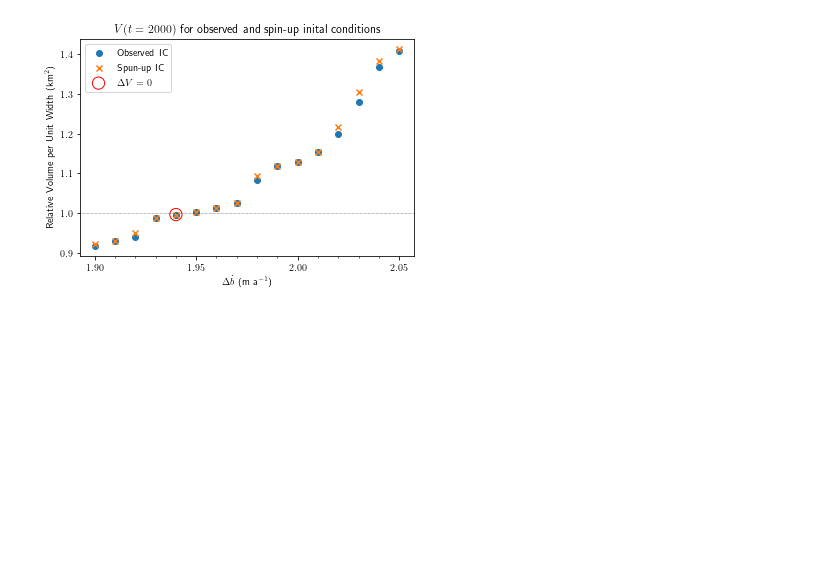
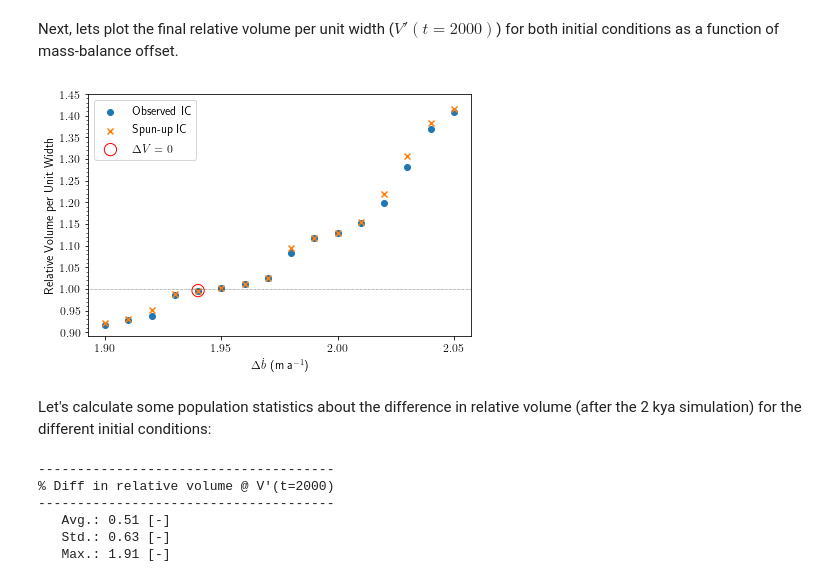
Before and after one commit to andrewdnolan/Harmonic_Beds, a Jupyter notebook: elmer/Notebooks/Hysterisis.ipynb, the cells around one changed output. Saved outputs shown, nothing was run; the diff lists cells and outputs as text; code cells hidden in the pictures; blank space fills up the shorter version.

```diff
--- a/elmer/Notebooks/Hysterisis.ipynb
+++ b/elmer/Notebooks/Hysterisis.ipynb
@@ -23,5 +38,9 @@ SmoothBed_SS_IC = xr.concat(xarrays,
                        pd.Index(data = np.arange(1.90, 2.051, 0.01),  name='Delta_MB'))
                        #pd.Index(data = np.delete(np.arange(2.00, 2.51, 0.01),26),  name='Delta_MB'))
 
+# Correct for mimimum thickness
+# NOTE:: This shoud have been done in the dat2h5.py file but not sure if it's working
 SmoothBed_SS_IC['z_s'] = SmoothBed_SS_IC.z_s.where((SmoothBed_SS_IC.z_s - SmoothBed_SS_IC.z_b) != 10., SmoothBed_SS_IC.z_b)
 SmoothBed_SS_IC["H"]   = SmoothBed_SS_IC.z_s - SmoothBed_SS_IC.z_b
+# Flip the x-coordinate to more accurately match the map view representation of LK
+SmoothBed_SS_IC['x'] = SmoothBed_SS_IC['x'][::-1]
@@ -39,5 +60,9 @@ Observed_IC = xr.concat(xarrays,
                        pd.Index(data = np.arange(1.90, 2.051, 0.01), name='Delta_MB'))
                        #pd.Index(data = np.delete(np.arange(2.00, 2.51, 0.01),26), name='Delta_MB'))
 
+# Correct for mimimum thickness
+# NOTE:: This shoud have been done in the dat2h5.py file but not sure if it's working
 Observed_IC['z_s'] = Observed_IC.z_s.where((Observed_IC.z_s - Observed_IC.z_b) != 10., Observed_IC.z_b)
 Observed_IC["H"]   = Observed_IC.z_s - Observed_IC.z_b
+# Flip the x-coordinate to more accurately match the map view representation of LK
+Observed_IC['x']   = Observed_IC['x'][::-1]
@@ -118,34 +113,56 @@ fig.savefig('../plots/farinotti_corrected/dx50/hysteresis/Vol_1.9--2.0.png', dpi
+# %% [markdown]
+Next, lets plot the final relative volume per unit width ($V'(t=2000)$) for both initial conditions as a function of mass-balance offset.
 # %%
-fig, ax = plt.subplots(1,1)
-
+fig, ax = plt.subplots(1,1, figsize=(6,4), constrained_layout=True)
 
 ax.scatter(OIC_vol.Delta_MB, OIC_vol.isel(t=-1),label='Observed IC')
 ax.scatter(SIC_vol.Delta_MB, SIC_vol.isel(t=-1),label='Spun-up  IC',marker='x')
 
-ax.legend()
 
 ax.scatter(OIC_vol.isel(Delta_MB=4).Delta_MB,
            OIC_vol.isel(Delta_MB=4).isel(t=-1),
            s=150, edgecolors='r', facecolor='None',
            label='$\Delta V = 0$')
 
+ax.legend()
 
 ax.axhline(1.0, ls=':', c='k', lw=0.5)
 
-ax.set_title( '$V(t=2000)$ for observed and spin-up inital conditions')
-ax.set_ylabel('Relative Volume per Unit Width (km$^2$)')
+ax.set_ylabel('Relative Volume per Unit Width')
 ax.set_xlabel('$\Delta \dot b$ (m a$^{-1}$)')
 
 # Major ticks every 20, minor ticks every 5
 major_ticks = np.arange(1.90, 2.051, 0.05)
-minor_ticks = np.arange(1.90, 2.051, 0.01)
+ax.set_xticks(major_ticks);
 
-ax.set_xticks(major_ticks);
-ax.set_xticks(minor_ticks, minor=True);
+major_ticks = np.arange(0.9, 1.50, 0.05)
+minor_ticks = np.arange(0.9, 1.45, 0.01)
 
-
-ax.legend()
+ax.set_yticks(major_ticks);
+ax.set_yticks(minor_ticks, minor=True);
 
 fig.savefig('../plots/farinotti_corrected/dx50/hysteresis/V(t=2000).png', dpi=400, bbox_inches='tight', facecolor='w')
 # %% [output]
-[figure, old version]
+[figure, new version]
+# %% [markdown]
+Let's calculate some population statistics about the difference in relative volume (after the 2 kya simulation) for the different initial conditions:
+# %%
+# function to calculate % diff in relative volume for t=-1
+perc_diff = lambda x,y : (np.abs(y.isel(t=-1) - x.isel(t=-1))\
+                                  / x.isel(t=-1)).values * 100
+# calculate the % diff for all offsets
+pdiff = perc_diff(OIC_vol,SIC_vol)
+
+print('-'*38)
+print('% Diff in relative volume @ V\'(t=2000)')
+print('-'*38)
+print('   Avg.: {:3.2f} [-]'.format(np.mean(pdiff)))
+print('   Std.: {:3.2f} [-]'.format(np.std(pdiff)))
+print('   Max.: {:3.2f} [-]'.format(np.max(pdiff)))
+# %% [output]
+--------------------------------------
+% Diff in relative volume @ V'(t=2000)
+--------------------------------------
+   Avg.: 0.51 [-]
+   Std.: 0.63 [-]
+   Max.: 1.91 [-]
```
Also changed, not shown: parts of 31 cells of this notebook, 2 other files.
